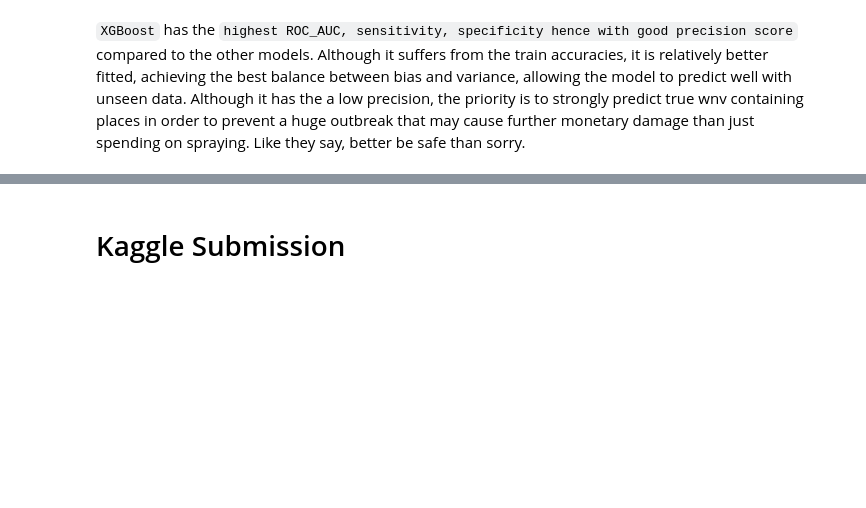
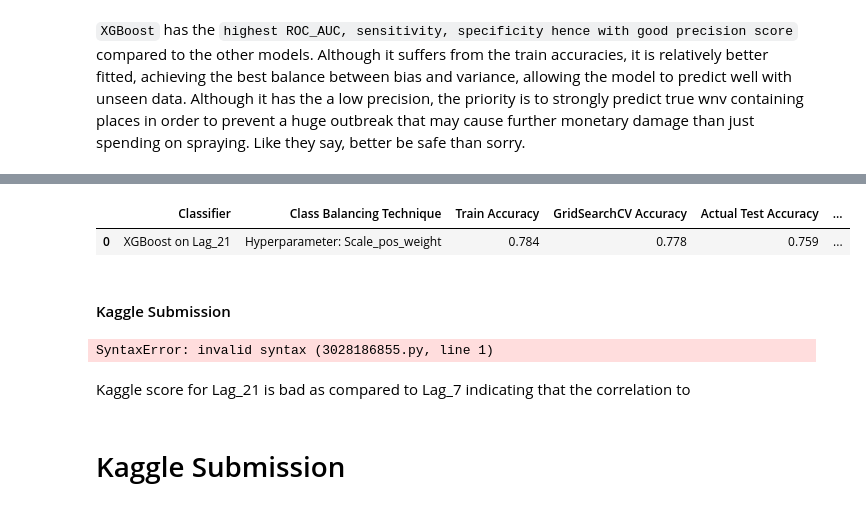
Before and after one commit to msamhz/GA-Project_4, a Jupyter notebook: code/3_Classification Modelling.ipynb, the cells around one changed output, grey strips where cells are left out. Drawn from its saved outputs; the diff is of its cells as text; code cells hidden in the pictures; blank space fills up the shorter version.

```diff
--- a/code/3_Classification Modelling.ipynb
+++ b/code/3_Classification Modelling.ipynb
@@ -849,0 +914,17 @@ summary_df
+# %%
+# Scoring model for all matrix
+
+train_acc = xbg_model_21.score(X_train_sc_lag21, y_train_lag21)
+cross_val_acc = cross_val_score(xbg_model_21, X_train_sc_lag21, y_train_lag21, cv = 3).mean()
+test_acc = xbg_model_21.score(X_test_sc_lag21, y_test_lag21)
+preds = xbg_model_21.predict(X_test_sc_lag21)
+y_pred_proba = xbg_model_21.predict_proba(X_test_sc_lag21)
+
+confusion_matrix(y_test_lag21, # True values.
+                 preds)# Predicted values.
+tn, fp, fn, tp = confusion_matrix(y_test_lag21, preds).ravel();
+
+sensitivity = tp/(tp+fn)
+specificity = tn/(tn+fp)
+precision = tp/(tp+fp)
+roc_auc  = roc_auc_score(y_test_lag21, y_pred_proba[:,1])
@@ -849,0 +937,31 @@ summary_df
+# %%
+summary_df_lag_21 = pd.DataFrame(columns=['Classifier',
+                                   'Class Balancing Technique',
+                                   'Train Accuracy',
+                                   'GridSearchCV Accuracy',
+                                   'Actual Test Accuracy',
+                                   'Overfit (-ve) / Underfit (+ve)',
+                                   'Sensitivity',
+                                   'Specificity',
+                                   'Precision',
+                                   'ROC-AUC',
+                                  ])
+# %%
+summary_df_lag_21.loc[0] = ["XGBoost on Lag_21",
+                    'Hyperparameter: Scale_pos_weight',
+                     round(train_acc, 3),
+                     round(cross_val_acc, 3),
+                     round(test_acc, 3),
+                     round(train_acc-test_acc, 3),
+                     round(sensitivity, 3),
+                     round(specificity, 3),
+                     round(precision, 3),
+                     round(roc_auc, 3),
+                    ]
+
+summary_df_lag_21
+# %% [output]
+|  | Classifier | Class Balancing Technique | Train Accuracy | GridSearchCV Accuracy | Actual Test Accuracy | ... |
+| 0 | XGBoost on Lag_21 | Hyperparameter: Scale_pos_weight | 0.784 | 0.778 | 0.759 | ... |
+# %% [markdown]
+#### Kaggle Submission
@@ -850,3 +980,9 @@ summary_df
+# %%
+Kaggle score submitted: 0.45
+# %% [output]
+SyntaxError: invalid syntax (3028186855.py, line 1)
+# %% [markdown]
+Kaggle score for Lag_21 is bad as compared to Lag_7 indicating that the correlation to
 # %% [markdown]
 # Kaggle Submission
 # %% [markdown]
```
Also changed, not shown: parts of 51 cells of this notebook, 3 other files.
